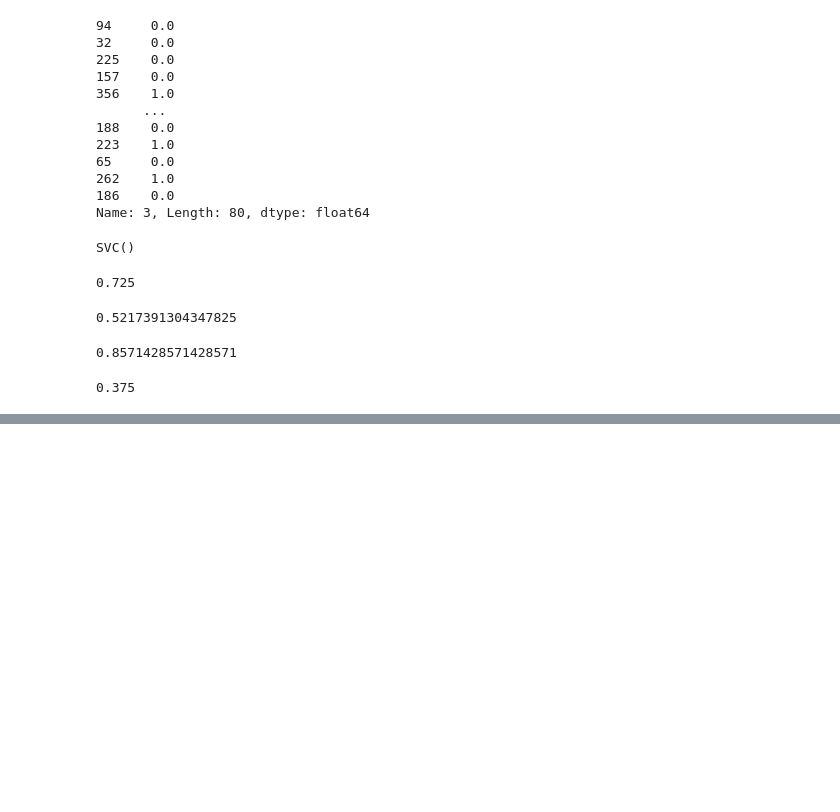
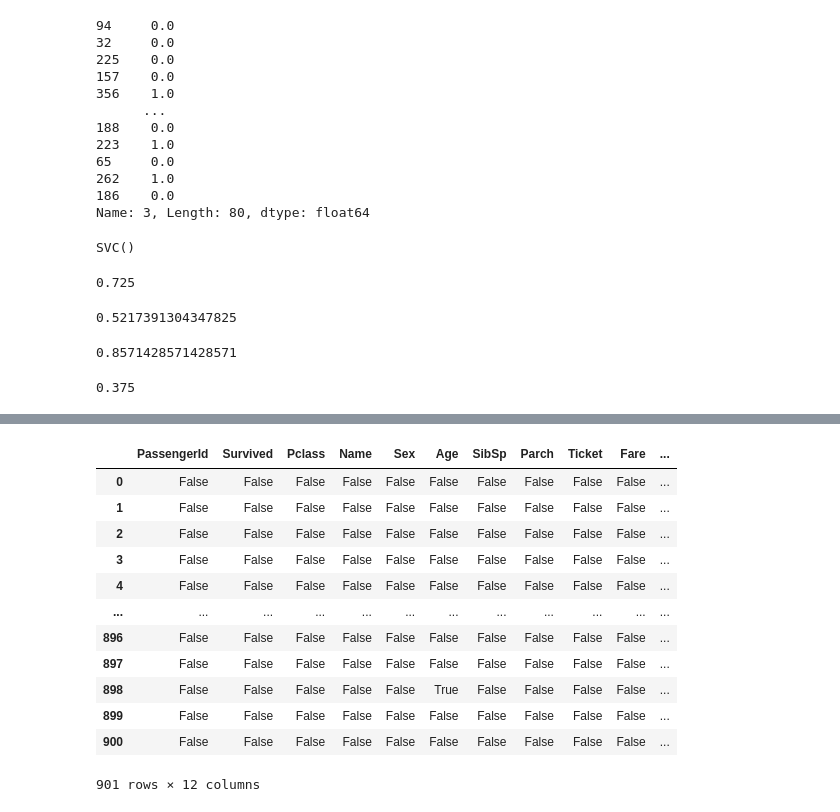
Before and after one commit to Gururaj45/pydatabase, a Jupyter notebook: SVM.ipynb, the cells around one changed output, grey strips where cells are left out. Saved outputs shown, nothing was run; the diff lists cells and outputs as text; code cells hidden in the pictures; blank space fills up the shorter version.

```diff
--- a/SVM.ipynb
+++ b/SVM.ipynb
@@ -253,0 +278,16 @@ recall_score(y_test,z)
+# %%
+df2.isnull()
+# %% [output]
+|  | PassengerId | Survived | Pclass | Name | Sex | Age | SibSp | Parch | Ticket | Fare | ... |
+| 0 | False | False | False | False | False | False | False | False | False | False | ... |
+| 1 | False | False | False | False | False | False | False | False | False | False | ... |
+| 2 | False | False | False | False | False | False | False | False | False | False | ... |
+| 3 | False | False | False | False | False | False | False | False | False | False | ... |
+| 4 | False | False | False | False | False | False | False | False | False | False | ... |
+| ... | ... | ... | ... | ... | ... | ... | ... | ... | ... | ... | ... |
+| 896 | False | False | False | False | False | False | False | False | False | False | ... |
+| 897 | False | False | False | False | False | False | False | False | False | False | ... |
+| 898 | False | False | False | False | False | True | False | False | False | False | ... |
+| 899 | False | False | False | False | False | False | False | False | False | False | ... |
+| 900 | False | False | False | False | False | False | False | False | False | False | ... |
+901 rows × 12 columns
```
Also changed, not shown: parts of 29 cells of this notebook, 2 other files.
